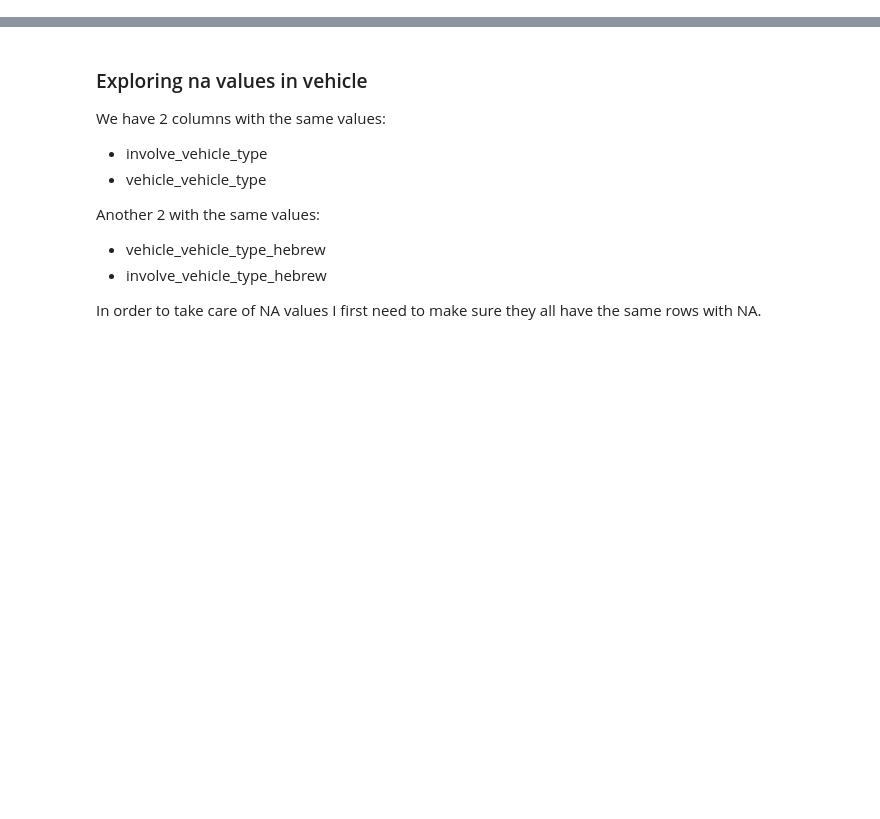
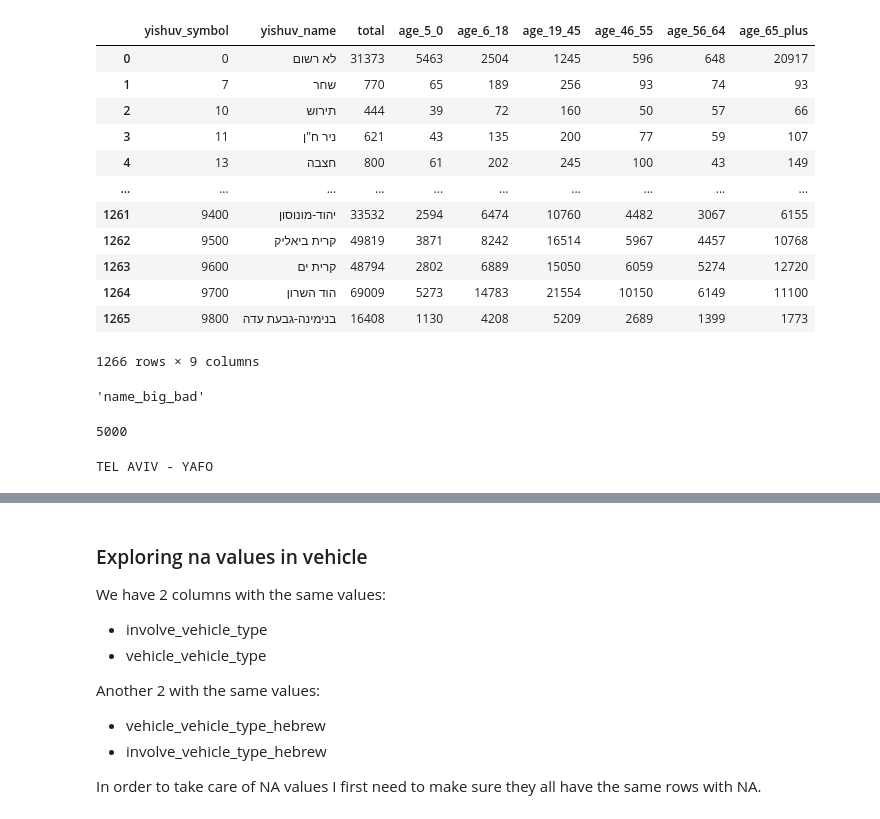
Before and after one commit to tryko/anyway, a Jupyter notebook: EDA_cleaning.ipynb, the cells around one changed output, grey strips where cells are left out. Cells and saved outputs as stored; diff of their text form; code cells hidden in the pictures; blank space fills up the shorter version.

```diff
--- a/EDA_cleaning.ipynb
+++ b/EDA_cleaning.ipynb
@@ -28,0 +72,17 @@ involved_markers_heb_ta
+# %%
+cities = pd.read_csv('./csv_tables/israeli_cities.csv')
+cities
+# %% [output]
+|  | yishuv_symbol | yishuv_name | total | age_5_0 | age_6_18 | age_19_45 | age_46_55 | age_56_64 | age_65_plus |
+| 0 | 0 | לא רשום | 31373 | 5463 | 2504 | 1245 | 596 | 648 | 20917 |
+| 1 | 7 | שחר | 770 | 65 | 189 | 256 | 93 | 74 | 93 |
+| 2 | 10 | תירוש | 444 | 39 | 72 | 160 | 50 | 57 | 66 |
+| 3 | 11 | ניר ח"ן | 621 | 43 | 135 | 200 | 77 | 59 | 107 |
+| 4 | 13 | חצבה | 800 | 61 | 202 | 245 | 100 | 43 | 149 |
+| ... | ... | ... | ... | ... | ... | ... | ... | ... | ... |
+| 1261 | 9400 | יהוד-מונוסון | 33532 | 2594 | 6474 | 10760 | 4482 | 3067 | 6155 |
+| 1262 | 9500 | קרית ביאליק | 49819 | 3871 | 8242 | 16514 | 5967 | 4457 | 10768 |
+| 1263 | 9600 | קרית ים | 48794 | 2802 | 6889 | 15050 | 6059 | 5274 | 12720 |
+| 1264 | 9700 | הוד השרון | 69009 | 5273 | 14783 | 21554 | 10150 | 6149 | 11100 |
+| 1265 | 9800 | בנימינה-גבעת עדה | 16408 | 1130 | 4208 | 5209 | 2689 | 1399 | 1773 |
+1266 rows × 9 columns
@@ -28,0 +97,15 @@ involved_markers_heb_ta
+# %%
+import re
+
+def process_name(name):
+    # Remove special characters and spaces, then convert to lowercase
+    return re.sub(r"[^a-zA-Z]+", "_", name.strip()).lower()
+
+process_name('name Big bad ')
+# %% [output]
+'name_big_bad'
+# %%
+yishuv_symbol = extract_yishuv_symbol(yishuv_name)
+yishuv_symbol
+# %% [output]
+5000
@@ -28,0 +120,4 @@ involved_markers_heb_ta
+# %%
+extract_yishuv_from_i_m_h(yishuv_symbol)
+# %% [output]
+TEL AVIV - YAFO
```
Also changed, not shown: parts of 19 cells of this notebook, 2 other files.
